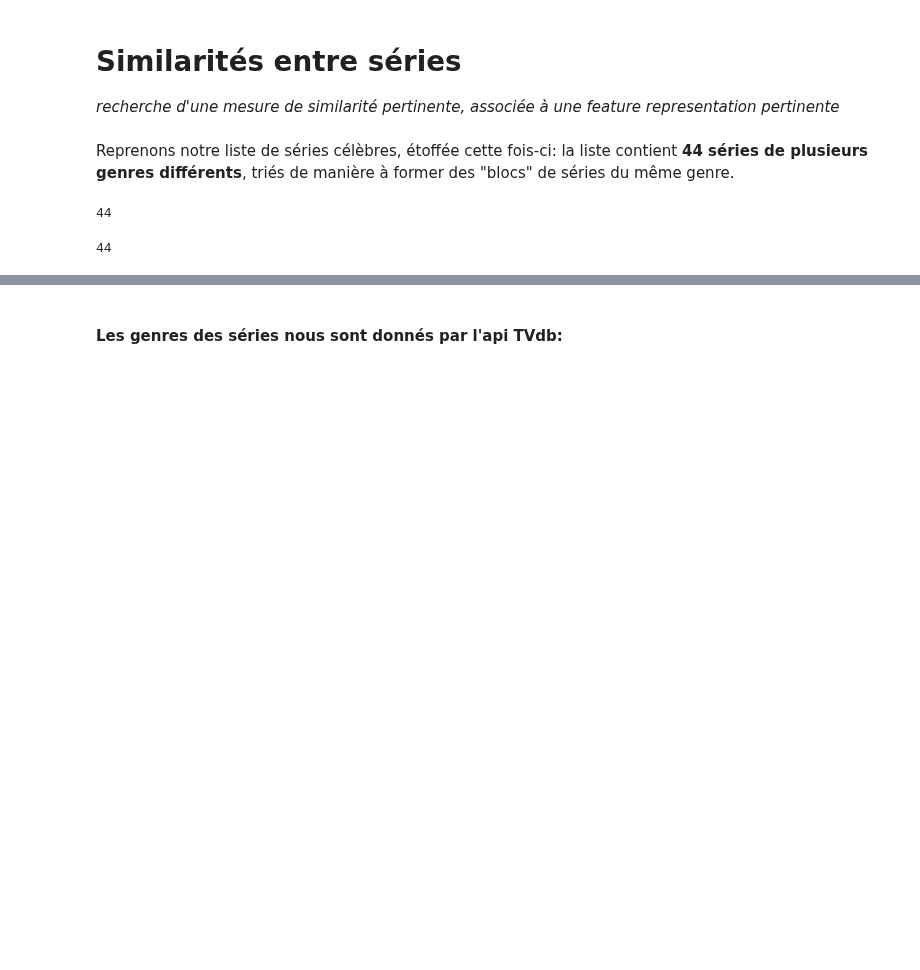
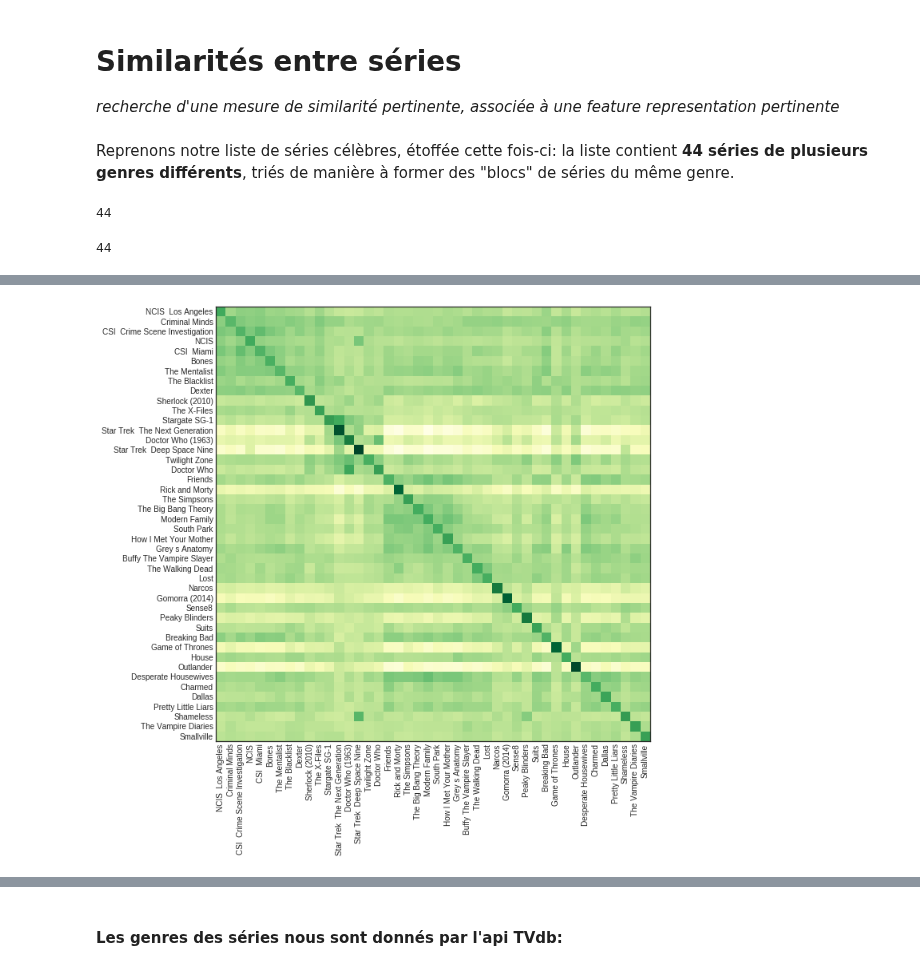
Before and after one commit to ismaelbonneau/movie_recommender, a Jupyter notebook: similarities.ipynb, the cells around one changed output, grey strips where cells are left out. Saved outputs shown, nothing was run; the diff lists cells and outputs as text; code cells hidden in the pictures; blank space fills up the shorter version.

```diff
--- a/similarities.ipynb
+++ b/similarities.ipynb
@@ -22,6 +23,19 @@ plt.style.use('seaborn-white')
 
 #dataset path
 path = "dataset"
+# %%
+#pour rendre le notebook plus clean!
+def printMatrice(sim, series):
+    plt.figure(figsize=(10,10))
+    plt.imshow(sim, cmap='YlGn', interpolation='nearest')
+    plt.xticks(range(len(corpus)), [" ".join(x.split("_")[1:]) for x in series], rotation='vertical')
+    plt.yticks(range(len(corpus)), [" ".join(x.split("_")[1:]) for x in series])
+    plt.show()
+def krecommendations(sim, series, serie, k):
+    print("series les plus proches de {}:".format(" ".join(serie.split("_")[1:])))
+    mdr = [(series[i], a) for i, a in enumerate(sim[series.index(serie)])]
+    for b in [a.split("_")[1:] for a, e in sorted(mdr, key=lambda x: x[1], reverse=True)[:k]]:
+        print("  ", " ".join(b))
 # %% [markdown]
 Reprenons notre liste de séries célèbres, étoffée cette fois-ci: la liste contient **44 séries de plusieurs genres différents**, triés de manière à former des "blocs" de séries du même genre.
 # %%
@@ -57,0 +84,11 @@ Nous construisons une matrice de similarité entre séries, de manière à indiq
+# %%
+counter_vect = CountVectorizer(analyzer='word', token_pattern=r'\w{1,}')
+x = counter_vect.fit(corpus)
+vec = counter_vect.transform(corpus)
+
+sim = cosine_similarity(vec)
+sim = normalize(sim, norm='l1', axis=0)
+
+printMatrice(sim, series)
+# %% [output]
+[figure, added]
```
Also changed, not shown: parts of 31 cells of this notebook, 4 other files.
